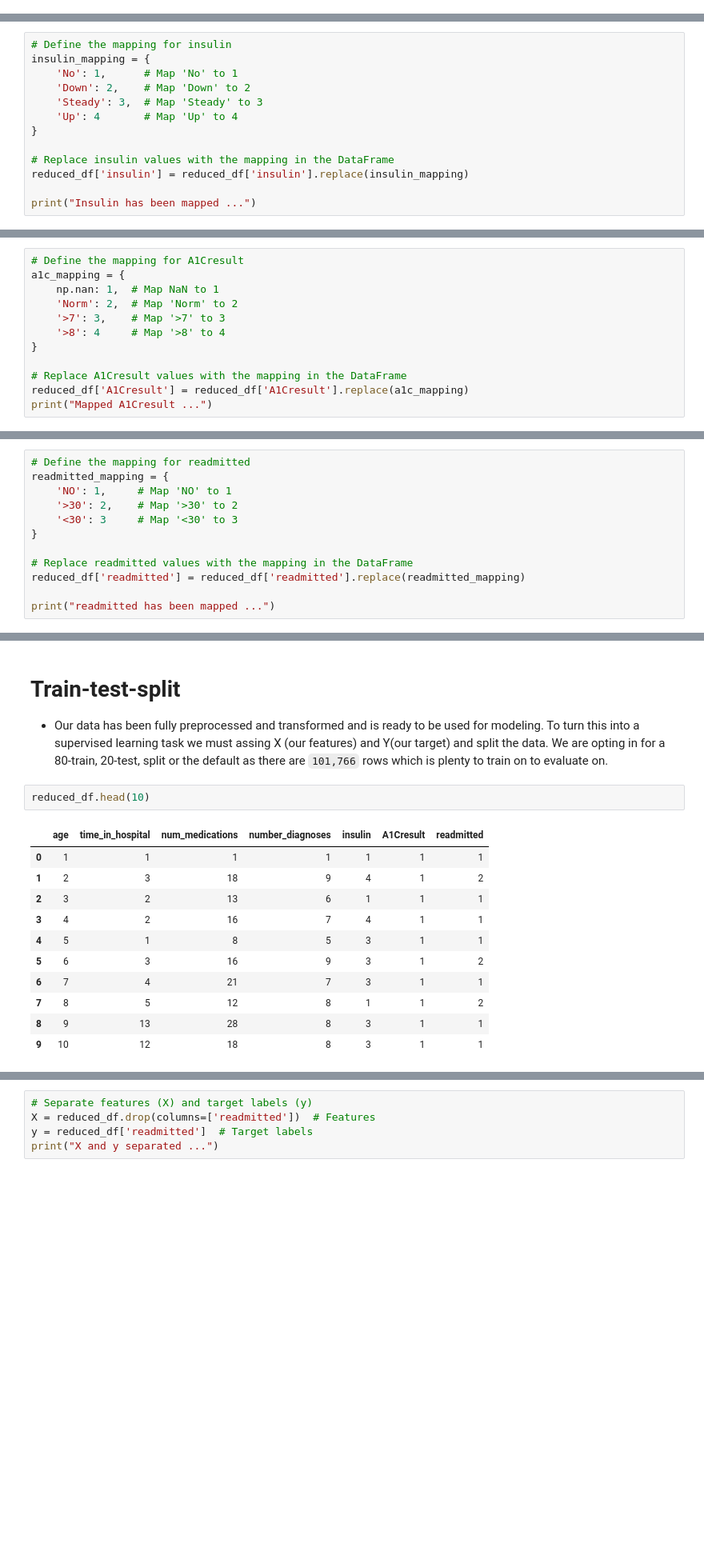
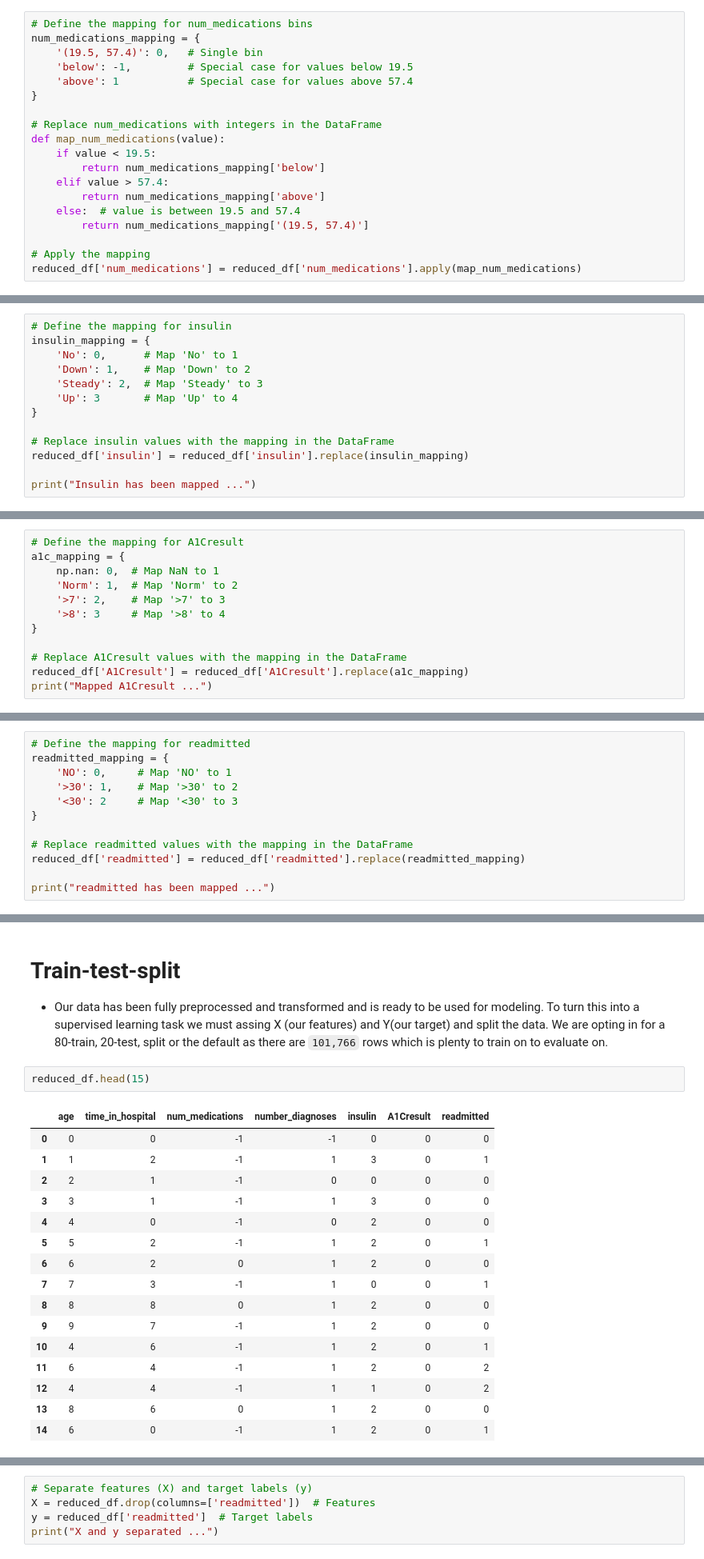
Before and after one commit to floresloyd/fall24, a Jupyter notebook: csci334/final-project/pattern_discovery/data_clean.ipynb, the cells around one changed output, grey strips where cells are left out. Shown: that part at 80% size. Saved outputs shown, nothing was run; the diff lists cells and outputs as text; blank space fills up the shorter version.

Commit message:
folder restructuring and completion of data clean iteration 2

```diff
--- a/csci334/final-project/data_clean.ipynb
+++ b/csci334/final-project/pattern_discovery/data_clean.ipynb
@@ -193,0 +294,19 @@ array([ 1,  2,  3,  4,  5,  6,  7,  8,  9, 10], dtype=int64)
+# %%
+# Define the mapping for num_medications bins
+num_medications_mapping = {
+    '(19.5, 57.4)': 0,   # Single bin
+    'below': -1,         # Special case for values below 19.5
+    'above': 1           # Special case for values above 57.4
+}
+
+# Replace num_medications with integers in the DataFrame
+def map_num_medications(value):
+    if value < 19.5:
+        return num_medications_mapping['below']
+    elif value > 57.4:
+        return num_medications_mapping['above']
+    else:  # value is between 19.5 and 57.4
+        return num_medications_mapping['(19.5, 57.4)']
+
+# Apply the mapping
+reduced_df['num_medications'] = reduced_df['num_medications'].apply(map_num_medications)
@@ -207,10 +395,10 @@ array(['No', 'Up', 'Steady', 'Down'], dtype=object)
 # %%
 # Define the mapping for insulin
 insulin_mapping = {
-    'No': 1,      # Map 'No' to 1
-    'Down': 2,    # Map 'Down' to 2
-    'Steady': 3,  # Map 'Steady' to 3
-    'Up': 4       # Map 'Up' to 4
+    'No': 0,      # Map 'No' to 1
+    'Down': 1,    # Map 'Down' to 2
+    'Steady': 2,  # Map 'Steady' to 3
+    'Up': 3       # Map 'Up' to 4
 }
 
 # Replace insulin values with the mapping in the DataFrame
@@ -247,10 +435,10 @@ array([nan, '>7', '>8', 'Norm'], dtype=object)
 # %%
 # Define the mapping for A1Cresult
 a1c_mapping = {
-    np.nan: 1,  # Map NaN to 1
-    'Norm': 2,  # Map 'Norm' to 2
-    '>7': 3,    # Map '>7' to 3
-    '>8': 4     # Map '>8' to 4
+    np.nan: 0,  # Map NaN to 1
+    'Norm': 1,  # Map 'Norm' to 2
+    '>7': 2,    # Map '>7' to 3
+    '>8': 3     # Map '>8' to 4
 }
 
 # Replace A1Cresult values with the mapping in the DataFrame
@@ -282,9 +470,9 @@ array(['NO', '>30', '<30'], dtype=object)
 # %%
 # Define the mapping for readmitted
 readmitted_mapping = {
-    'NO': 1,     # Map 'NO' to 1
-    '>30': 2,    # Map '>30' to 2
-    '<30': 3     # Map '<30' to 3
+    'NO': 0,     # Map 'NO' to 1
+    '>30': 1,    # Map '>30' to 2
+    '<30': 2     # Map '<30' to 3
 }
 
 # Replace readmitted values with the mapping in the DataFrame
@@ -306,18 +494,23 @@ array([1, 2, 3], dtype=int64)
 # Train-test-split
 - Our data has been fully preprocessed and transformed and is ready to be used for modeling. To turn this into a supervised learning task we must assing X (our features) and Y(our target) and split the data. We are opting in for a 80-train, 20-test, split or the default as there are `101,766` rows which is plenty to train on to evaluate on.
 # %%
-reduced_df.head(10)
+reduced_df.head(15)
 # %% [output]
 |  | age | time_in_hospital | num_medications | number_diagnoses | insulin | A1Cresult | readmitted |
-| 0 | 1 | 1 | 1 | 1 | 1 | 1 | 1 |
-| 1 | 2 | 3 | 18 | 9 | 4 | 1 | 2 |
-| 2 | 3 | 2 | 13 | 6 | 1 | 1 | 1 |
-| 3 | 4 | 2 | 16 | 7 | 4 | 1 | 1 |
-| 4 | 5 | 1 | 8 | 5 | 3 | 1 | 1 |
-| 5 | 6 | 3 | 16 | 9 | 3 | 1 | 2 |
-| 6 | 7 | 4 | 21 | 7 | 3 | 1 | 1 |
-| 7 | 8 | 5 | 12 | 8 | 1 | 1 | 2 |
-| 8 | 9 | 13 | 28 | 8 | 3 | 1 | 1 |
-| 9 | 10 | 12 | 18 | 8 | 3 | 1 | 1 |
+| 0 | 0 | 0 | -1 | -1 | 0 | 0 | 0 |
+| 1 | 1 | 2 | -1 | 1 | 3 | 0 | 1 |
+| 2 | 2 | 1 | -1 | 0 | 0 | 0 | 0 |
+| 3 | 3 | 1 | -1 | 1 | 3 | 0 | 0 |
+| 4 | 4 | 0 | -1 | 0 | 2 | 0 | 0 |
+| 5 | 5 | 2 | -1 | 1 | 2 | 0 | 1 |
+| 6 | 6 | 2 | 0 | 1 | 2 | 0 | 0 |
+| 7 | 7 | 3 | -1 | 1 | 0 | 0 | 1 |
+| 8 | 8 | 8 | 0 | 1 | 2 | 0 | 0 |
+| 9 | 9 | 7 | -1 | 1 | 2 | 0 | 0 |
+| 10 | 4 | 6 | -1 | 1 | 2 | 0 | 1 |
+| 11 | 6 | 4 | -1 | 1 | 2 | 0 | 2 |
+| 12 | 4 | 4 | -1 | 1 | 1 | 0 | 2 |
+| 13 | 8 | 6 | 0 | 1 | 2 | 0 | 0 |
+| 14 | 6 | 0 | -1 | 1 | 2 | 0 | 1 |
 # %%
 # Export full dataset
```
Also changed, not shown: parts of 31 cells of this notebook, 12 other files.
